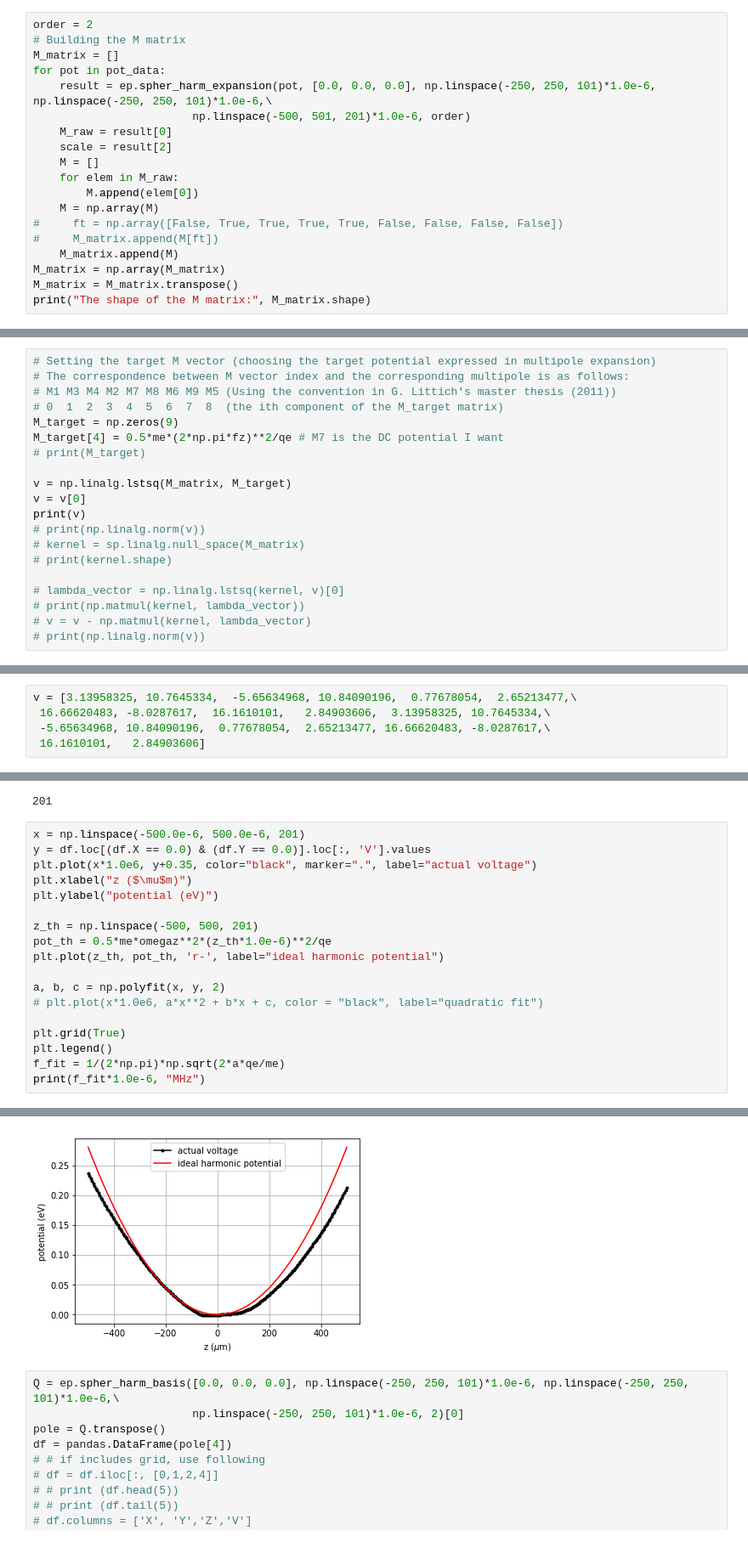
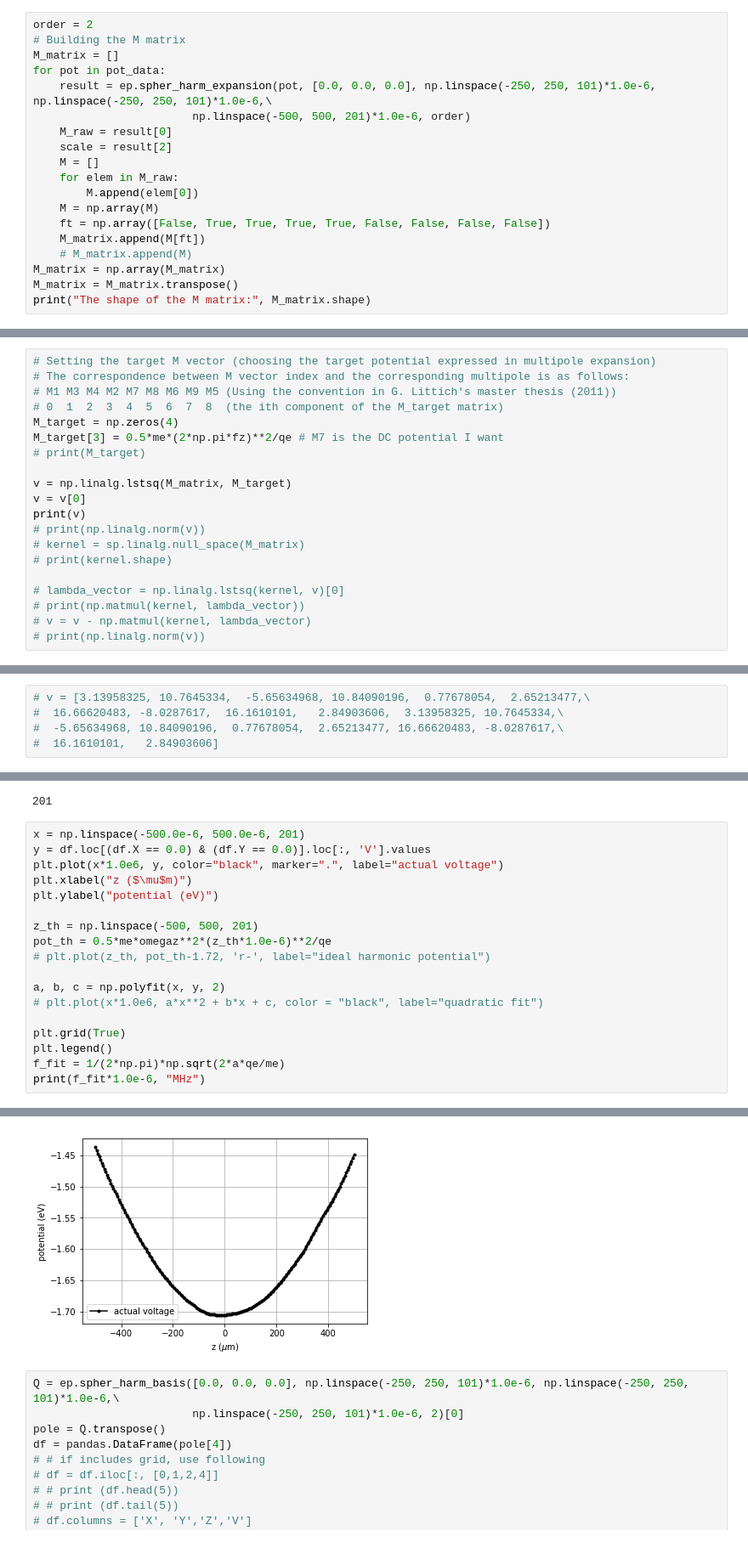
Before and after one commit to HaeffnerLab/Electron-Trap-Design-Testing, a Jupyter notebook: DC_Confinement/DC_sim_2mm_x500y1000z500_5u_step.ipynb, the cells around one changed output, grey strips where cells are left out. Shown at 85% size. Cells and saved outputs as stored; diff of their text form.

```diff
--- a/DC_Confinement/DC_sim_2mm_x500y1000z500_5u_step.ipynb
+++ b/DC_Confinement/DC_sim_2mm_x500y1000z500_5u_step.ipynb
@@ -97,16 +97,16 @@ order = 2
 M_matrix = []
 for pot in pot_data:
     result = ep.spher_harm_expansion(pot, [0.0, 0.0, 0.0], np.linspace(-250, 250, 101)*1.0e-6, np.linspace(-250, 250, 101)*1.0e-6,\
-                        np.linspace(-500, 501, 201)*1.0e-6, order)
+                        np.linspace(-500, 500, 201)*1.0e-6, order)
     M_raw = result[0]
     scale = result[2]
     M = []
     for elem in M_raw:
         M.append(elem[0])
     M = np.array(M)
-#     ft = np.array([False, True, True, True, True, False, False, False, False])
-#     M_matrix.append(M[ft])
-    M_matrix.append(M)
+    ft = np.array([False, True, True, True, True, False, False, False, False])
+    M_matrix.append(M[ft])
+    # M_matrix.append(M)
 M_matrix = np.array(M_matrix)
 M_matrix = M_matrix.transpose()
 print("The shape of the M matrix:", M_matrix.shape)
@@ -119,8 +119,8 @@ The shape of the M matrix: (9, 20)
 # The correspondence between M vector index and the corresponding multipole is as follows:
 # M1 M3 M4 M2 M7 M8 M6 M9 M5 (Using the convention in G. Littich's master thesis (2011))
 # 0  1  2  3  4  5  6  7  8  (the ith component of the M_target matrix)
-M_target = np.zeros(9)
-M_target[4] = 0.5*me*(2*np.pi*fz)**2/qe # M7 is the DC potential I want
+M_target = np.zeros(4)
+M_target[3] = 0.5*me*(2*np.pi*fz)**2/qe # M7 is the DC potential I want
 # print(M_target)
 
 v = np.linalg.lstsq(M_matrix, M_target)
@@ -142,10 +142,10 @@ print(v)
 To use the future default and silence this warning we advise to pass `rcond=None`, to keep using the old, explicitly pass `rcond=-1`.
   if __name__ == '__main__':
 # %%
-v = [3.13958325, 10.7645334,  -5.65634968, 10.84090196,  0.77678054,  2.65213477,\
- 16.66620483, -8.0287617,  16.1610101,   2.84903606,  3.13958325, 10.7645334,\
- -5.65634968, 10.84090196,  0.77678054,  2.65213477, 16.66620483, -8.0287617,\
- 16.1610101,   2.84903606]
+# v = [3.13958325, 10.7645334,  -5.65634968, 10.84090196,  0.77678054,  2.65213477,\
+#  16.66620483, -8.0287617,  16.1610101,   2.84903606,  3.13958325, 10.7645334,\
+#  -5.65634968, 10.84090196,  0.77678054,  2.65213477, 16.66620483, -8.0287617,\
+#  16.1610101,   2.84903606]
 # %%
 fin_pot = np.zeros(len(pot_data[0]))
 for i in range(20):
@@ -258,13 +258,13 @@ len(df.loc[(df.X == 0.0) & (df.Y == 0.0)].loc[:, 'V'].values)
 # %%
 x = np.linspace(-500.0e-6, 500.0e-6, 201)
 y = df.loc[(df.X == 0.0) & (df.Y == 0.0)].loc[:, 'V'].values
-plt.plot(x*1.0e6, y+0.35, color="black", marker=".", label="actual voltage")
+plt.plot(x*1.0e6, y, color="black", marker=".", label="actual voltage")
 plt.xlabel("z ($\mu$m)")
 plt.ylabel("potential (eV)")
 
 z_th = np.linspace(-500, 500, 201)
 pot_th = 0.5*me*omegaz**2*(z_th*1.0e-6)**2/qe
-plt.plot(z_th, pot_th, 'r-', label="ideal harmonic potential")
+# plt.plot(z_th, pot_th-1.72, 'r-', label="ideal harmonic potential")
 
 a, b, c = np.polyfit(x, y, 2)
 # plt.plot(x*1.0e6, a*x**2 + b*x + c, color = "black", label="quadratic fit")
@@ -278,4 +278,4 @@ print(f_fit*1.0e-6, "MHz")
-[figure, old version]
+[figure, new version]
 # %%
 Q = ep.spher_harm_basis([0.0, 0.0, 0.0], np.linspace(-250, 250, 101)*1.0e-6, np.linspace(-250, 250, 101)*1.0e-6,\
                         np.linspace(-250, 250, 101)*1.0e-6, 2)[0]
```
Also changed, not shown: parts of 5 cells of this notebook, 4 other files.
